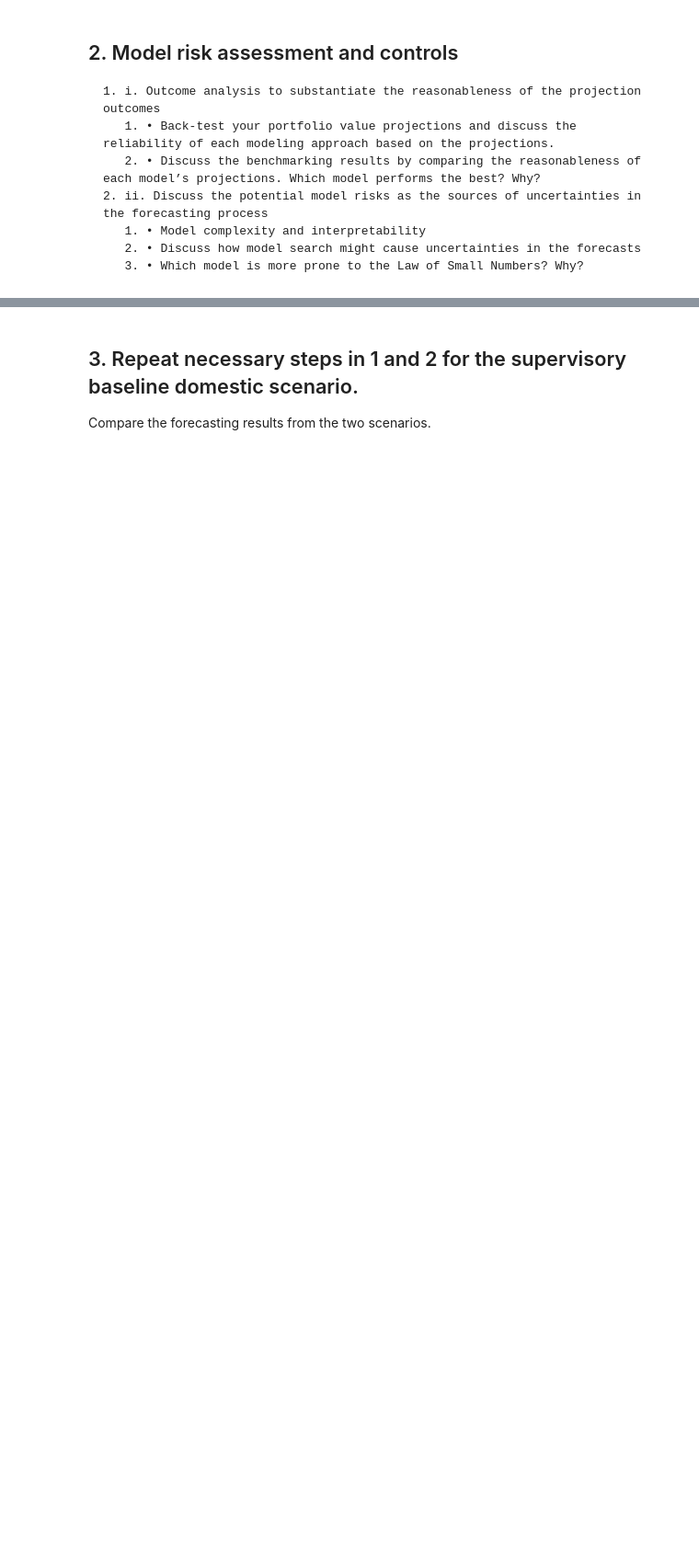
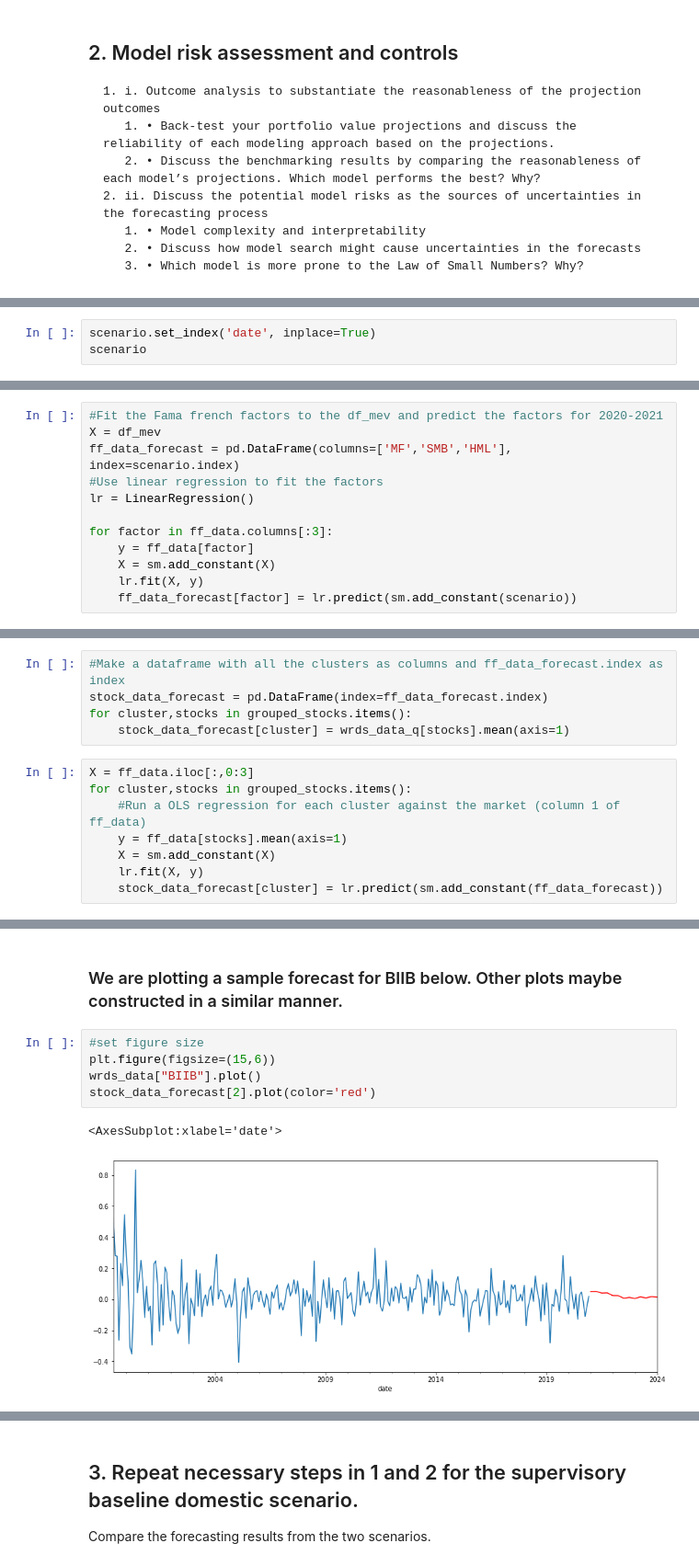
Before and after one commit to alanwake47/FINM-35000-Topics-in-Econ, a Jupyter notebook: week6/hw3/HW3_G2.ipynb, the cells around one changed output, grey strips where cells are left out. Shown at 92% size. Cells and saved outputs as stored; diff of their text form; blank space fills up the shorter version.

```diff
--- a/week6/hw3/HW3_G2.ipynb
+++ b/week6/hw3/HW3_G2.ipynb
@@ -715,0 +1046,3 @@ Cluster: 9 Stocks: ['CAG', 'CPB', 'K', 'PG']
+# %%
+scenario.set_index('date', inplace=True)
+scenario
@@ -715,0 +1066,12 @@ Cluster: 9 Stocks: ['CAG', 'CPB', 'K', 'PG']
+# %%
+#Fit the Fama french factors to the df_mev and predict the factors for 2020-2021
+X = df_mev
+ff_data_forecast = pd.DataFrame(columns=['MF','SMB','HML'], index=scenario.index)
+#Use linear regression to fit the factors
+lr = LinearRegression()
+
+for factor in ff_data.columns[:3]:
+    y = ff_data[factor]
+    X = sm.add_constant(X)
+    lr.fit(X, y)
+    ff_data_forecast[factor] = lr.predict(sm.add_constant(scenario))
@@ -715,0 +1098,13 @@ Cluster: 9 Stocks: ['CAG', 'CPB', 'K', 'PG']
+# %%
+#Make a dataframe with all the clusters as columns and ff_data_forecast.index as index
+stock_data_forecast = pd.DataFrame(index=ff_data_forecast.index)
+for cluster,stocks in grouped_stocks.items():
+    stock_data_forecast[cluster] = wrds_data_q[stocks].mean(axis=1)
+# %%
+X = ff_data.iloc[:,0:3]
+for cluster,stocks in grouped_stocks.items():
+    #Run a OLS regression for each cluster against the market (column 1 of ff_data)
+    y = ff_data[stocks].mean(axis=1)
+    X = sm.add_constant(X)
+    lr.fit(X, y)
+    stock_data_forecast[cluster] = lr.predict(sm.add_constant(ff_data_forecast))
@@ -715,0 +1129,10 @@ Cluster: 9 Stocks: ['CAG', 'CPB', 'K', 'PG']
+# %% [markdown]
+### We are plotting a sample forecast for BIIB below. Other plots maybe constructed in a similar manner.
+# %%
+#set figure size
+plt.figure(figsize=(15,6))
+wrds_data["BIIB"].plot()
+stock_data_forecast[2].plot(color='red')
+# %% [output]
+<AxesSubplot:xlabel='date'>
+[figure, added]
```
Also changed, not shown: parts of 57 cells of this notebook, 3 other files.
